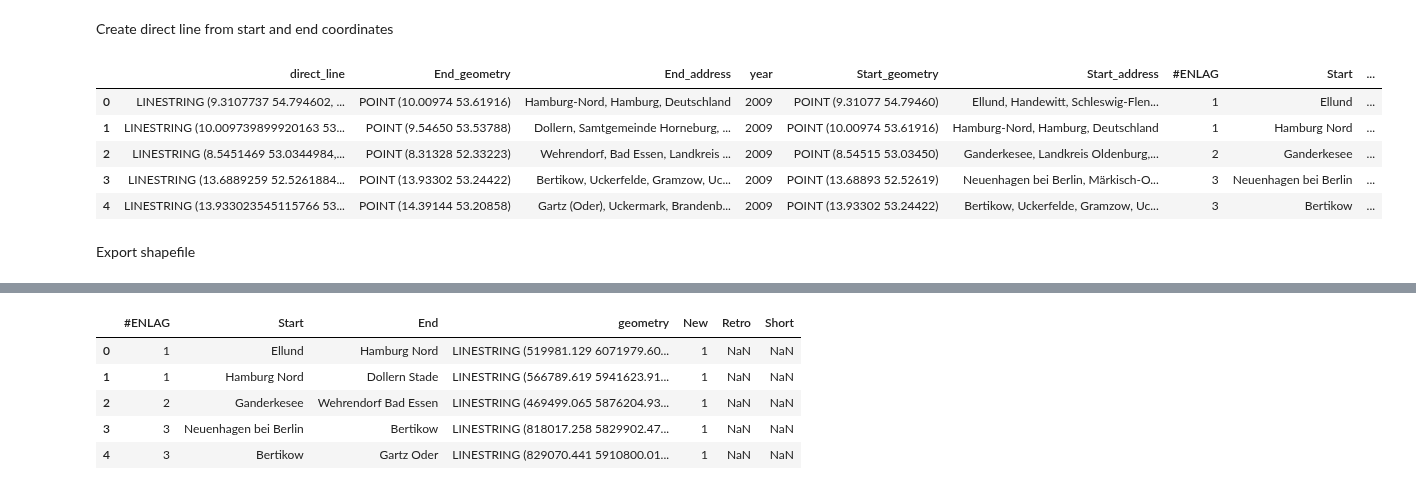
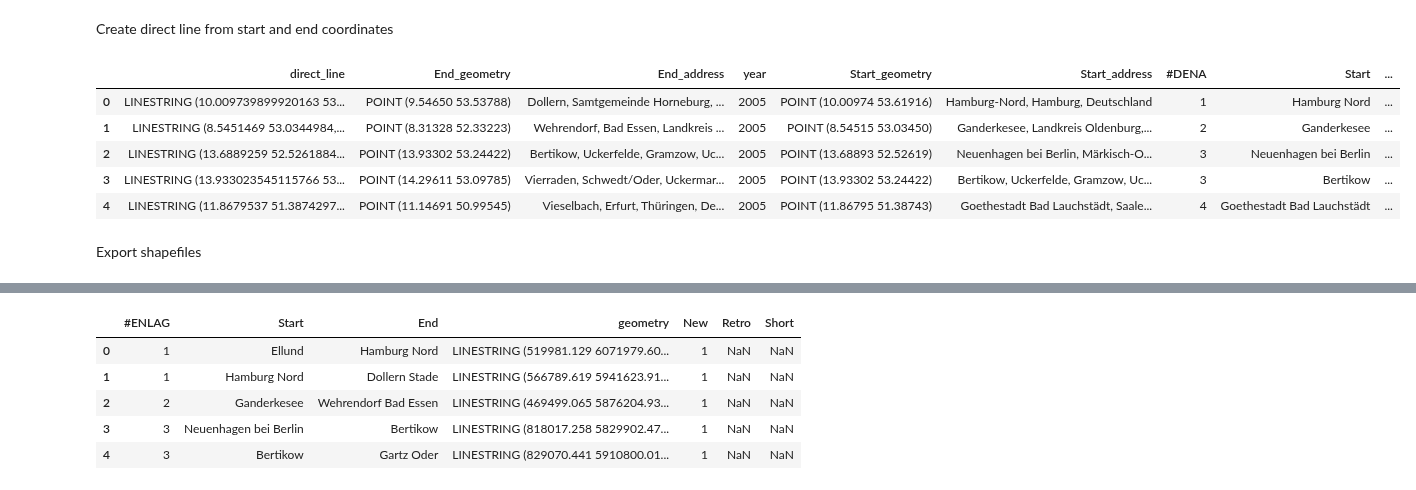
Before and after one commit to jan-schaeffer/powerlinemonsters, a Jupyter notebook: pl_corridors.ipynb, the cells around one changed output, grey strips where cells are left out. Saved outputs shown, nothing was run; the diff lists cells and outputs as text; code cells hidden in the pictures.

Commit message:
add DENA 2005 projects and elections 94 and 98

```diff
--- a/pl_corridors.ipynb
+++ b/pl_corridors.ipynb
@@ -38,3 +38,6 @@ powerlines_09.head()
 | 2 | 2 | Ganderkesee | Wehrendorf Bad Essen | 1 | NaN | NaN | NaN | NaN |
 | 3 | 3 | Neuenhagen bei Berlin | Bertikow | 1 | NaN | NaN | NaN | NaN |
 | 4 | 3 | Bertikow | Gartz Oder | 1 | NaN | NaN | NaN | NaN |
+# %%
+powerlines_05 = pd.read_csv(f'{path}/data/geodata/csv/powerlines_2005.csv', sep=';')
+powerlines_05.head()
@@ -101,0 +104,3 @@ end_13
+# %%
+start_05 = geocode(powerlines_05['Start'], provider='nominatim', user_agent='plm', timeout=4)
+start_05.head()
@@ -102,5 +114,5 @@ end_13
 # %%
-end_09 = geocode(powerlines_09['End'], provider='nominatim', user_agent='plm', timeout=4)
-end_09
+end_05 = geocode(powerlines_05['End'], provider='nominatim', user_agent='plm', timeout=4)
+end_05.head()
 # %% [output]
 |  | geometry | address |
@@ -187,3 +216,11 @@ pl_geo_end_13.head()
 | 4 | 3 | Großgartach | POINT (509180.155 5443309.167) | 1.0 | NaN | NaN |
 # %% [markdown]
 Create powerlines_geo dataseta by merging start and endpoints with the powerlines dfs
+# %%
+# 05
+pl_geo_05 = start_05.join(powerlines_05, how = 'left')
+pl_geo_05.rename(columns = {'geometry':'Start_geometry', 'address':'Start_address'}, inplace = True)
+pl_geo_05.drop('year', axis=1, inplace=True)
+pl_geo_05 = end_05.join(pl_geo_05, how = 'left')
+pl_geo_05.rename(columns = {'geometry':'End_geometry', 'address':'End_address'}, inplace = True)
+pl_geo_05.head()
@@ -231,13 +275,13 @@ for df in dfs:
         end = df['End_geometry'].loc[df.index[i]] # get the end
         df.loc[df.index[i], 'direct_line'] = LineString([start, end]) # create line
 # %%
-pl_geo_09.head()
+pl_geo_05.head()
 # %% [output]
-|  | direct_line | End_geometry | End_address | year | Start_geometry | Start_address | #ENLAG | Start | ... |
-| 0 | LINESTRING (9.3107737 54.794602, ... | POINT (10.00974 53.61916) | Hamburg-Nord, Hamburg, Deutschland | 2009 | POINT (9.31077 54.79460) | Ellund, Handewitt, Schleswig-Flen... | 1 | Ellund | ... |
-| 1 | LINESTRING (10.009739899920163 53... | POINT (9.54650 53.53788) | Dollern, Samtgemeinde Horneburg, ... | 2009 | POINT (10.00974 53.61916) | Hamburg-Nord, Hamburg, Deutschland | 1 | Hamburg Nord | ... |
-| 2 | LINESTRING (8.5451469 53.0344984,... | POINT (8.31328 52.33223) | Wehrendorf, Bad Essen, Landkreis ... | 2009 | POINT (8.54515 53.03450) | Ganderkesee, Landkreis Oldenburg,... | 2 | Ganderkesee | ... |
-| 3 | LINESTRING (13.6889259 52.5261884... | POINT (13.93302 53.24422) | Bertikow, Uckerfelde, Gramzow, Uc... | 2009 | POINT (13.68893 52.52619) | Neuenhagen bei Berlin, Märkisch-O... | 3 | Neuenhagen bei Berlin | ... |
-| 4 | LINESTRING (13.933023545115766 53... | POINT (14.39144 53.20858) | Gartz (Oder), Uckermark, Brandenb... | 2009 | POINT (13.93302 53.24422) | Bertikow, Uckerfelde, Gramzow, Uc... | 3 | Bertikow | ... |
+|  | direct_line | End_geometry | End_address | year | Start_geometry | Start_address | #DENA | Start | ... |
+| 0 | LINESTRING (10.009739899920163 53... | POINT (9.54650 53.53788) | Dollern, Samtgemeinde Horneburg, ... | 2005 | POINT (10.00974 53.61916) | Hamburg-Nord, Hamburg, Deutschland | 1 | Hamburg Nord | ... |
+| 1 | LINESTRING (8.5451469 53.0344984,... | POINT (8.31328 52.33223) | Wehrendorf, Bad Essen, Landkreis ... | 2005 | POINT (8.54515 53.03450) | Ganderkesee, Landkreis Oldenburg,... | 2 | Ganderkesee | ... |
+| 2 | LINESTRING (13.6889259 52.5261884... | POINT (13.93302 53.24422) | Bertikow, Uckerfelde, Gramzow, Uc... | 2005 | POINT (13.68893 52.52619) | Neuenhagen bei Berlin, Märkisch-O... | 3 | Neuenhagen bei Berlin | ... |
+| 3 | LINESTRING (13.933023545115766 53... | POINT (14.29611 53.09785) | Vierraden, Schwedt/Oder, Uckermar... | 2005 | POINT (13.93302 53.24422) | Bertikow, Uckerfelde, Gramzow, Uc... | 3 | Bertikow | ... |
+| 4 | LINESTRING (11.8679537 51.3874297... | POINT (11.14691 50.99545) | Vieselbach, Erfurt, Thüringen, De... | 2005 | POINT (11.86795 51.38743) | Goethestadt Bad Lauchstädt, Saale... | 4 | Goethestadt Bad Lauchstädt | ... |
 # %% [markdown]
-Export shapefile
+Export shapefiles
```
Also changed, not shown: parts of 15 cells of this notebook, 10 other files.
